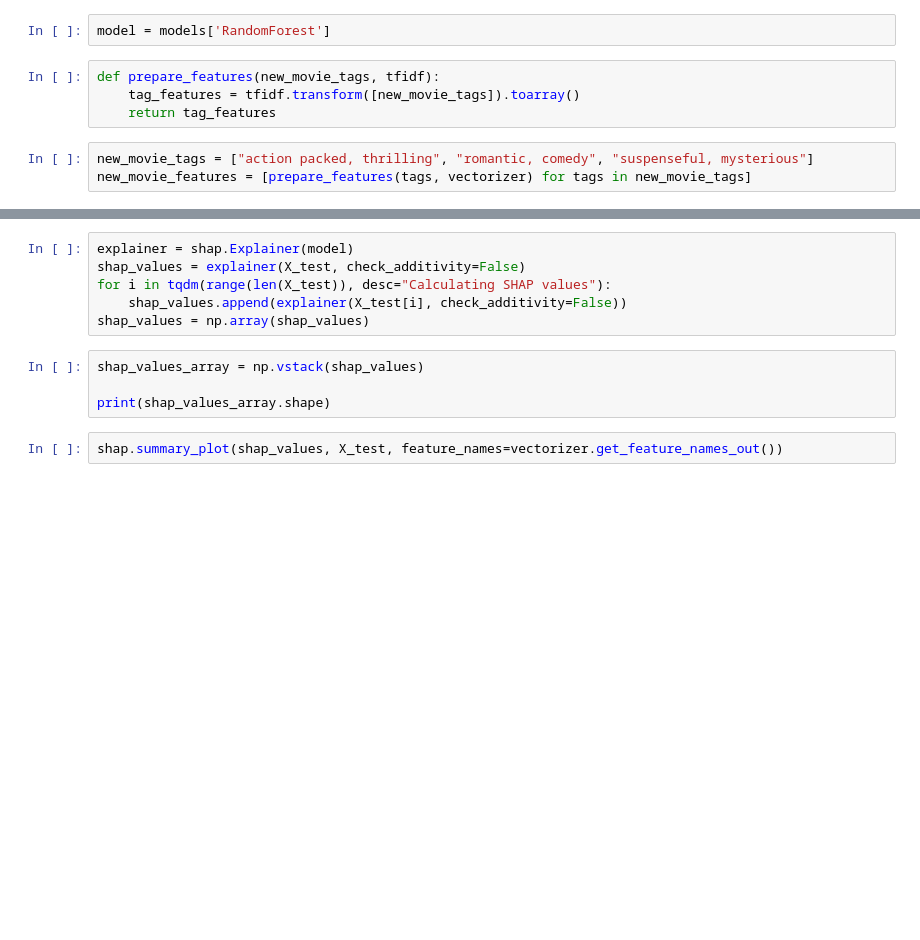
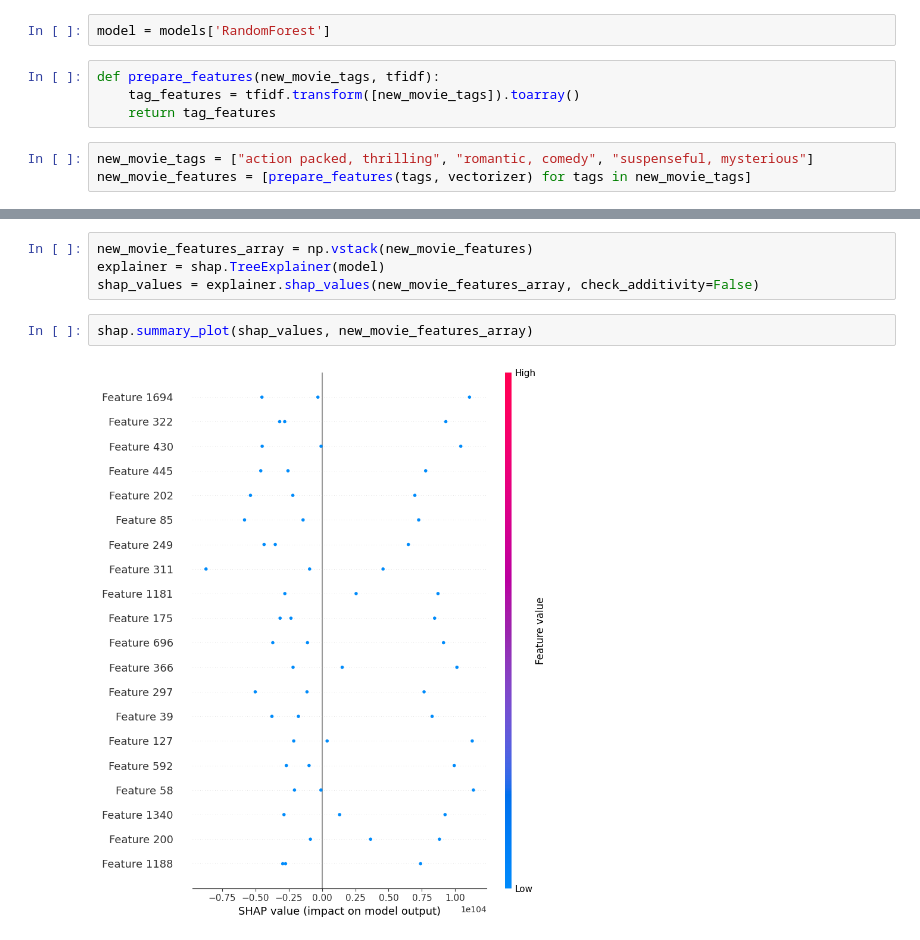
Before and after one commit to anathonic/Big-Data-Mining-Project, a Jupyter notebook: MovieLens.ipynb, the cells around one changed output, grey strips where cells are left out. Cells and saved outputs as stored; diff of their text form; blank space fills up the shorter version.

```diff
--- a/MovieLens.ipynb
+++ b/MovieLens.ipynb
@@ -83,15 +132,11 @@ for tags, features in zip(new_movie_tags, new_movie_features):
 # %%
-explainer = shap.Explainer(model)
-shap_values = explainer(X_test, check_additivity=False)
-for i in tqdm(range(len(X_test)), desc="Calculating SHAP values"):
-    shap_values.append(explainer(X_test[i], check_additivity=False))
-shap_values = np.array(shap_values)
+new_movie_features_array = np.vstack(new_movie_features)
+explainer = shap.TreeExplainer(model)
+shap_values = explainer.shap_values(new_movie_features_array, check_additivity=False)
-# %%
-shap_values_array = np.vstack(shap_values)
-
-print(shap_values_array.shape)
-# %%
-shap.summary_plot(shap_values, X_test, feature_names=vectorizer.get_feature_names_out())
+# %%
+shap.summary_plot(shap_values, new_movie_features_array)
+# %% [output]
+[figure, added]
 # %%
 shap.initjs()
 shap.force_plot(explainer.expected_value, shap_values[0], X_test[0])
```
Also changed, not shown: parts of 7 cells of this notebook.
